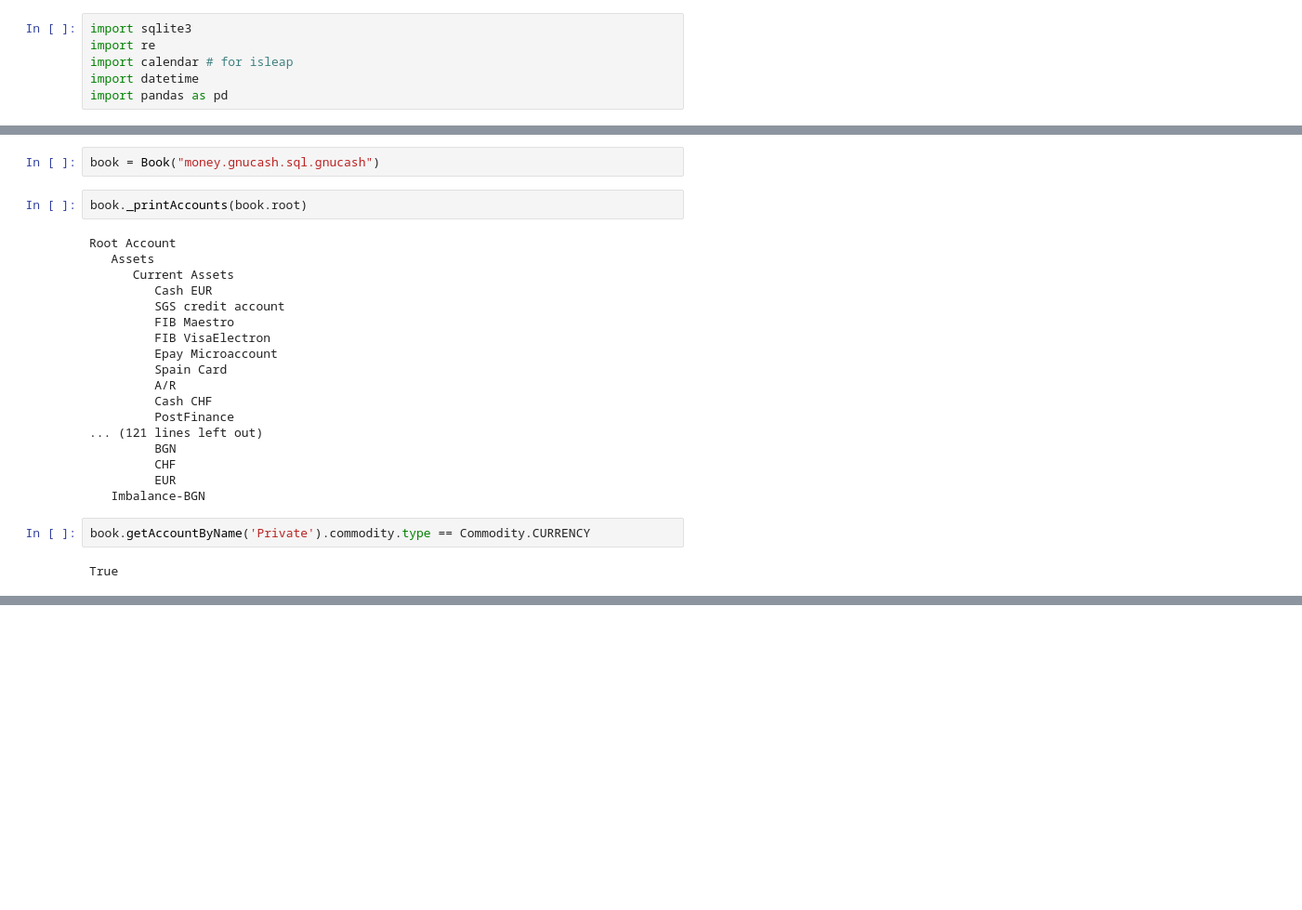
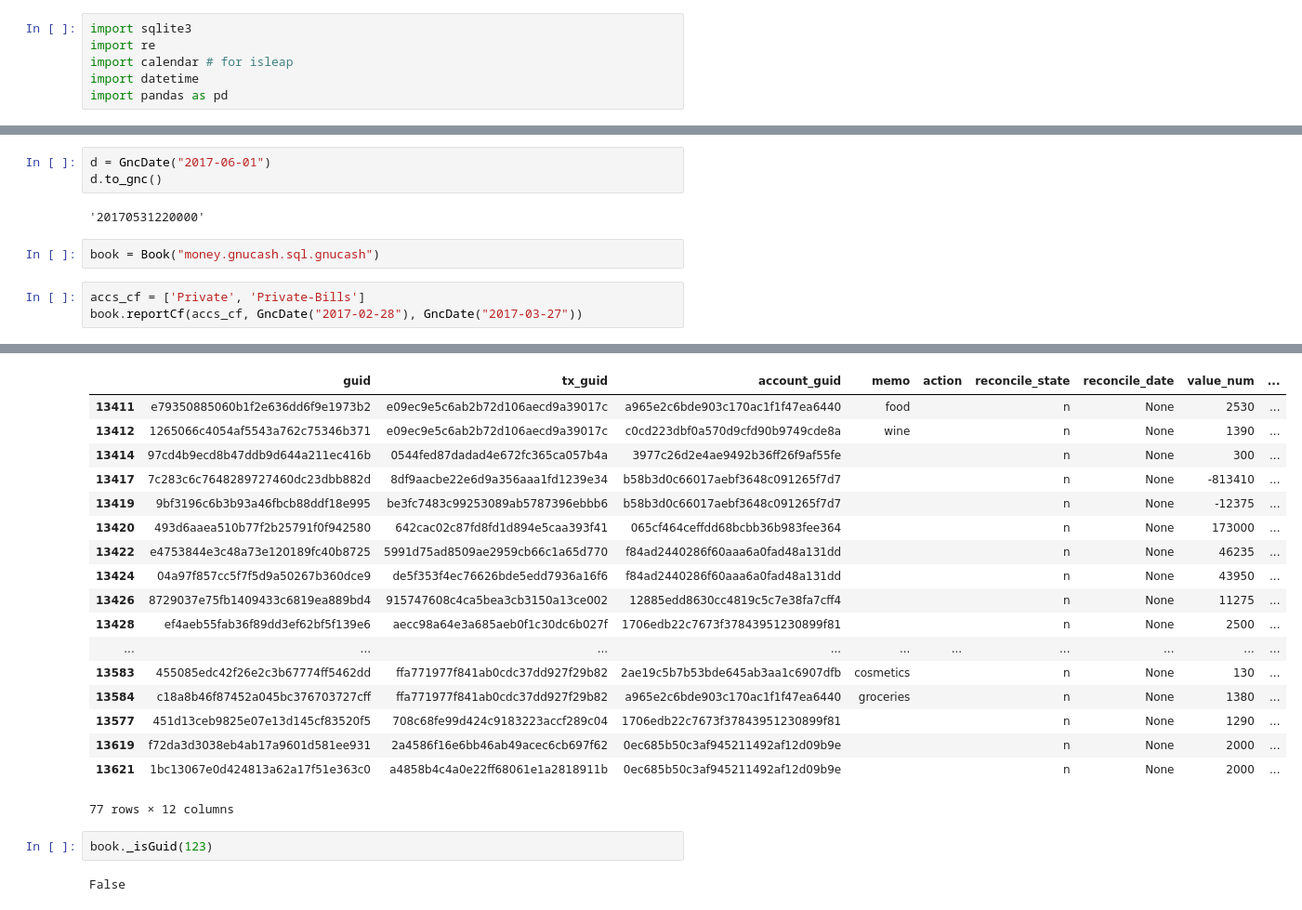
Before and after one commit to ihkihk/py-gnucash, a Jupyter notebook: py-gnc.ipynb, the cells around one changed output, grey strips where cells are left out. Shown at 93% size. Cells and saved outputs as stored; diff of their text form; blank space fills up the shorter version.

```diff
--- a/py-gnc.ipynb
+++ b/py-gnc.ipynb
@@ -141,26 +323,11 @@ class Commodity(object):
+# %%
+d = GncDate("2017-06-01")
+d.to_gnc()
+# %% [output]
+'20170531220000'
 # %%
 book = Book("money.gnucash.sql.gnucash")
-# %%
-book._printAccounts(book.root)
-# %% [output]
-Root Account
-   Assets
-      Current Assets
-         Cash EUR
-         SGS credit account
-         FIB Maestro
-         FIB VisaElectron
-         Epay Microaccount
-         Spain Card
-         A/R
-         Cash CHF
-         PostFinance
-... (121 lines left out)
-         BGN
-         CHF
-         EUR
-   Imbalance-BGN
-# %%
-book.getAccountByName('Private').commodity.type == Commodity.CURRENCY
-# %% [output]
-True
+# %%
+accs_cf = ['Private', 'Private-Bills']
+book.reportCf(accs_cf, GncDate("2017-02-28"), GncDate("2017-03-27"))
+# %% [output]
@@ -166,0 +335,22 @@ True
+|  | guid | tx_guid | account_guid | memo | action | reconcile_state | reconcile_date | value_num | ... |
+| 13411 | e79350885060b1f2e636dd6f9e1973b2 | e09ec9e5c6ab2b72d106aecd9a39017c | a965e2c6bde903c170ac1f1f47ea6440 | food |  | n | None | 2530 | ... |
+| 13412 | 1265066c4054af5543a762c75346b371 | e09ec9e5c6ab2b72d106aecd9a39017c | c0cd223dbf0a570d9cfd90b9749cde8a | wine |  | n | None | 1390 | ... |
+| 13414 | 97cd4b9ecd8b47ddb9d644a211ec416b | 0544fed87dadad4e672fc365ca057b4a | 3977c26d2e4ae9492b36ff26f9af55fe |  |  | n | None | 300 | ... |
+| 13417 | 7c283c6c7648289727460dc23dbb882d | 8df9aacbe22e6d9a356aaa1fd1239e34 | b58b3d0c66017aebf3648c091265f7d7 |  |  | n | None | -813410 | ... |
+| 13419 | 9bf3196c6b3b93a46fbcb88ddf18e995 | be3fc7483c99253089ab5787396ebbb6 | b58b3d0c66017aebf3648c091265f7d7 |  |  | n | None | -12375 | ... |
+| 13420 | 493d6aaea510b77f2b25791f0f942580 | 642cac02c87fd8fd1d894e5caa393f41 | 065cf464ceffdd68bcbb36b983fee364 |  |  | n | None | 173000 | ... |
+| 13422 | e4753844e3c48a73e120189fc40b8725 | 5991d75ad8509ae2959cb66c1a65d770 | f84ad2440286f60aaa6a0fad48a131dd |  |  | n | None | 46235 | ... |
+| 13424 | 04a97f857cc5f7f5d9a50267b360dce9 | de5f353f4ec76626bde5edd7936a16f6 | f84ad2440286f60aaa6a0fad48a131dd |  |  | n | None | 43950 | ... |
+| 13426 | 8729037e75fb1409433c6819ea889bd4 | 915747608c4ca5bea3cb3150a13ce002 | 12885edd8630cc4819c5c7e38fa7cff4 |  |  | n | None | 11275 | ... |
+| 13428 | ef4aeb55fab36f89dd3ef62bf5f139e6 | aecc98a64e3a685aeb0f1c30dc6b027f | 1706edb22c7673f37843951230899f81 |  |  | n | None | 2500 | ... |
+| ... | ... | ... | ... | ... | ... | ... | ... | ... | ... |
+| 13583 | 455085edc42f26e2c3b67774ff5462dd | ffa771977f841ab0cdc37dd927f29b82 | 2ae19c5b7b53bde645ab3aa1c6907dfb | cosmetics |  | n | None | 130 | ... |
+| 13584 | c18a8b46f87452a045bc376703727cff | ffa771977f841ab0cdc37dd927f29b82 | a965e2c6bde903c170ac1f1f47ea6440 | groceries |  | n | None | 1380 | ... |
+| 13577 | 451d13ceb9825e07e13d145cf83520f5 | 708c68fe99d424c9183223accf289c04 | 1706edb22c7673f37843951230899f81 |  |  | n | None | 1290 | ... |
+| 13619 | f72da3d3038eb4ab17a9601d581ee931 | 2a4586f16e6bb46ab49acec6cb697f62 | 0ec685b50c3af945211492af12d09b9e |  |  | n | None | 2000 | ... |
+| 13621 | 1bc13067e0d424813a62a17f51e363c0 | a4858b4c4a0e22ff68061e1a2818911b | 0ec685b50c3af945211492af12d09b9e |  |  | n | None | 2000 | ... |
+77 rows × 12 columns
+# %%
+book._isGuid(123)
+# %% [output]
+False
```
Also changed, not shown: parts of 3 cells of this notebook, 1 other file.
